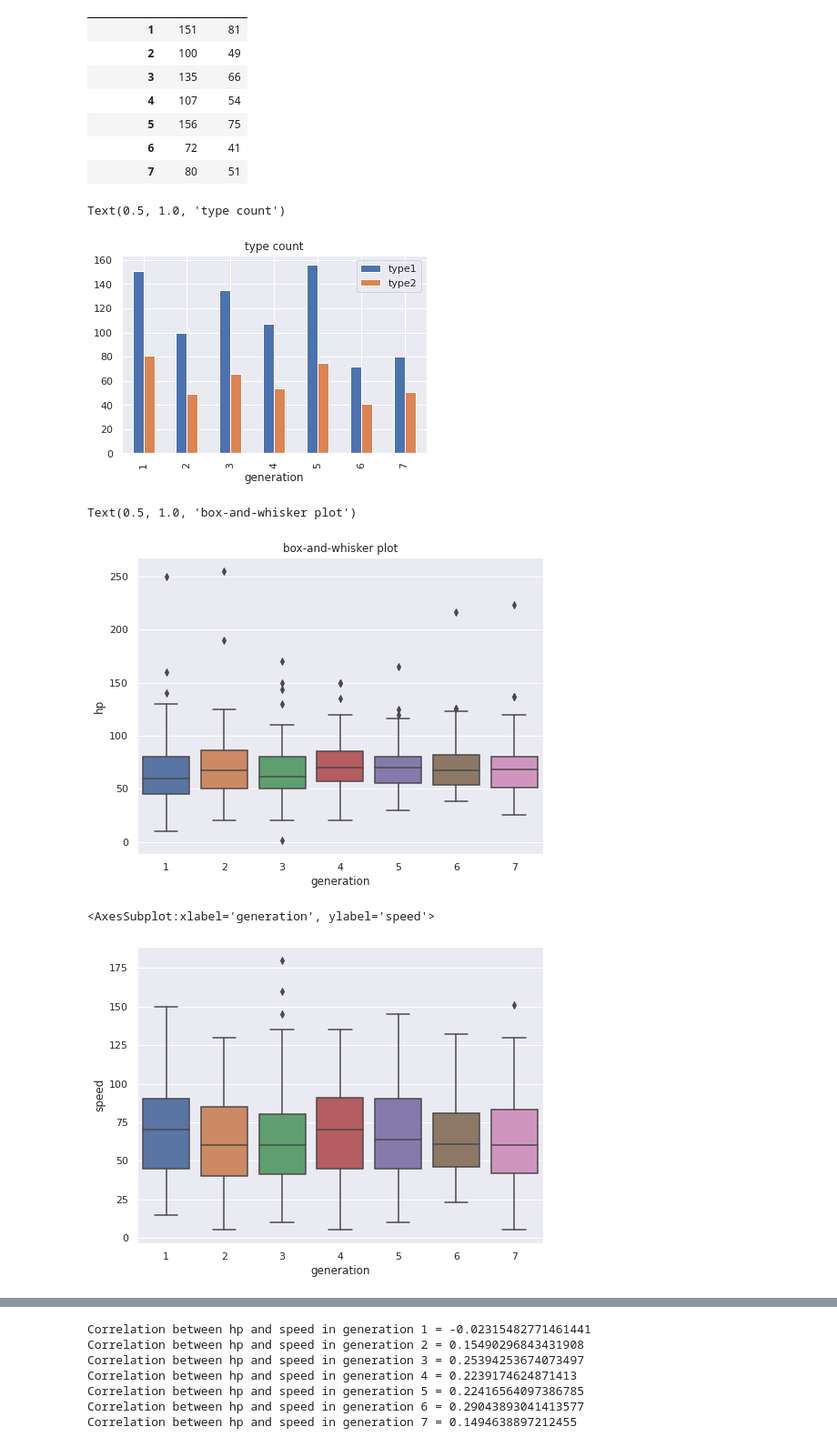
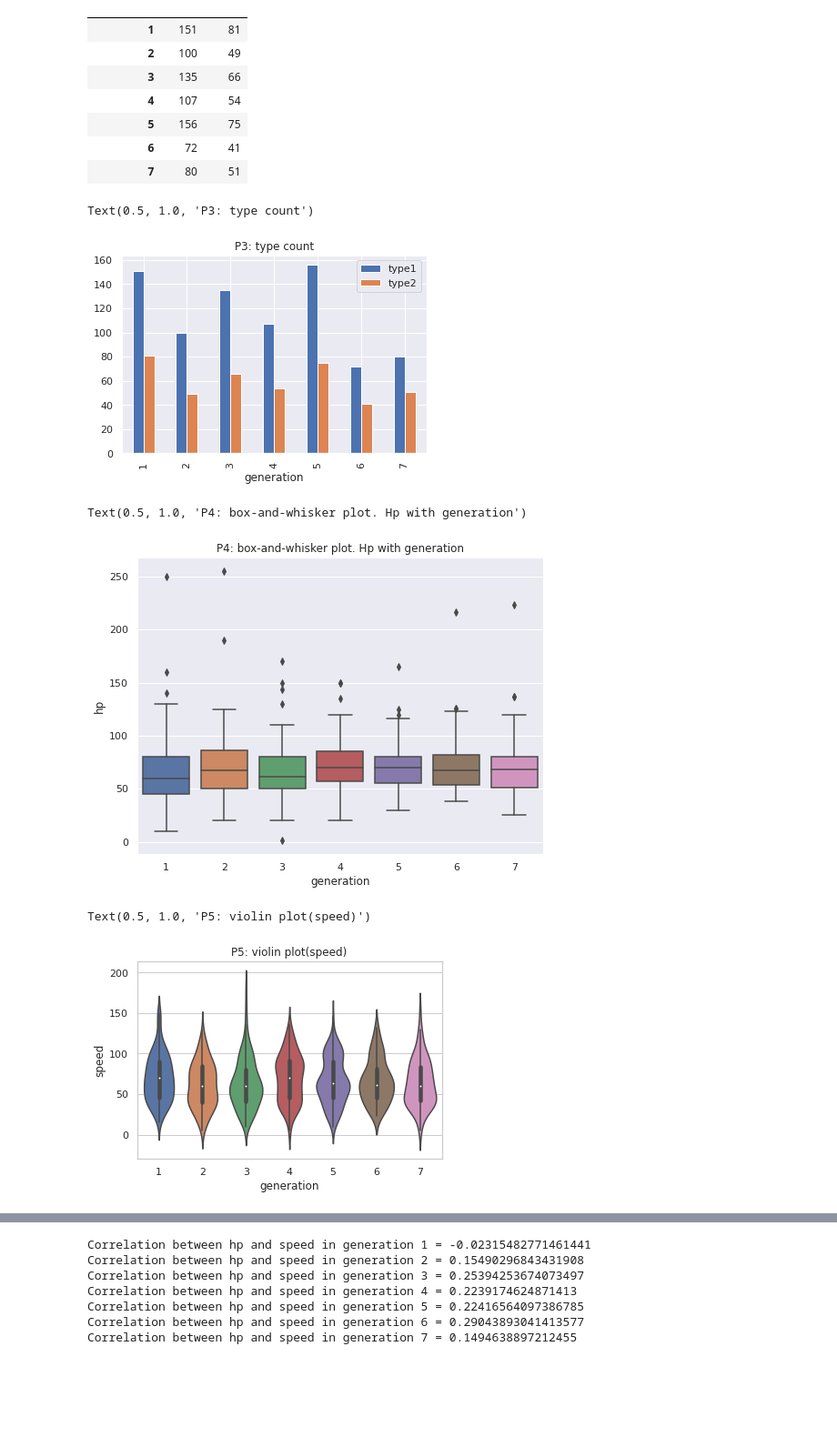
Before and after one commit to arhamnewaz/PokemonDataScienceProject, a Jupyter notebook: PokemonEcon.ipynb, the cells around one changed output, grey strips where cells are left out. Shown: that part at 91% size. Cells and saved outputs as stored; diff of their text form; code cells hidden in the pictures; blank space fills up the shorter version.

```diff
--- a/PokemonEcon.ipynb
+++ b/PokemonEcon.ipynb
@@ -111,20 +162,24 @@ type_gen
 | 7 | 80 | 51 |
 # %%
 type_gen.plot.bar(subplots=False)
-plt.title("type count")
+plt.title("P3: type count")
 # %% [output]
-Text(0.5, 1.0, 'type count')
+Text(0.5, 1.0, 'P3: type count')
-[figure, old version]
+[figure, new version]
 # %%
+# The base Hit Points(HP) with generation.
+# Obviously, the higher the hp, the stronger the role.
+
 f, ax = plt.subplots(figsize=(8, 6))
 sns.boxplot(x='generation', y="hp", data=Pokemon)
-plt.title('box-and-whisker plot')
+plt.title('P4: box-and-whisker plot. Hp with generation')
 # %% [output]
-Text(0.5, 1.0, 'box-and-whisker plot')
+Text(0.5, 1.0, 'P4: box-and-whisker plot. Hp with generation')
-[figure, old version]
+[figure, new version]
 # %%
-f, ax = plt.subplots(figsize=(8, 6))
-sns.boxplot(x='generation', y="speed", data=Pokemon)
+P5 = sns.violinplot(x="generation", y="speed", data=Pokemon)
+P5
+plt.title('P5: violin plot(speed)')
 # %% [output]
-<AxesSubplot:xlabel='generation', ylabel='speed'>
+Text(0.5, 1.0, 'P5: violin plot(speed)')
-[figure, old version]
+[figure, new version]
```
Also changed, not shown: parts of 69 cells of this notebook.
